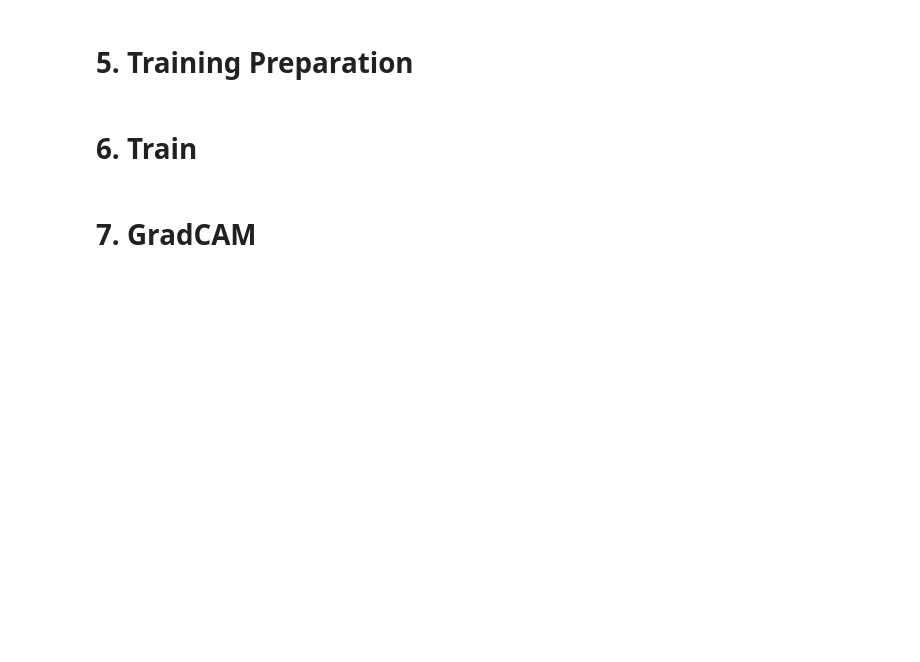
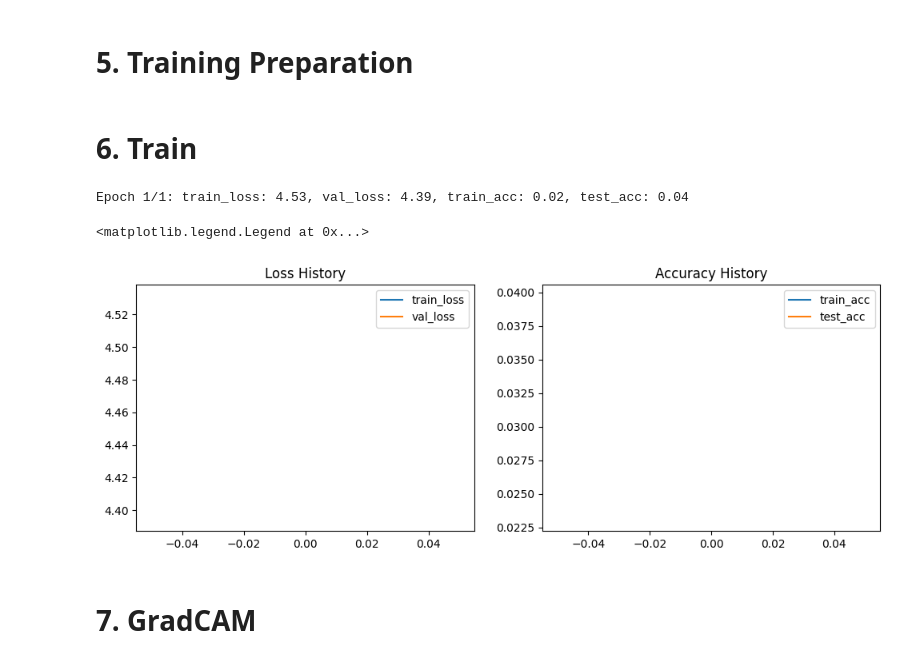
Before and after one commit to blendezu/deep-learning-from-scratch, a Jupyter notebook: 02_CNNs/08_MobileNet/MobileNetV1_from_scratch.ipynb, the cells around one changed output. Cells and saved outputs as stored; diff of their text form; code cells hidden in the pictures; blank space fills up the shorter version.

Commit message:
MobileNetV1 - script works

```diff
--- a/02_CNNs/08_MobileNet/MobileNetV1_from_scratch.ipynb
+++ b/02_CNNs/08_MobileNet/MobileNetV1_from_scratch.ipynb
@@ -86,0 +147,9 @@ model =
+# %%
+model = MobileNet(in_channels=IN_CHANNELS, num_classes=NUM_CLASSES).to(device)
+
+print(f"Total parameters: {(sum(p.numel() for p in model.parameters())/1e6):.2f}M")
+
+# Use multiple GPUs if available
+if torch.cuda.device_count() > 1:
+    print(f"Using {torch.cuda.device_count()} GPUs")
+    model = nn.DataParallel(model)
@@ -129,6 +200,7 @@ optimizer = optim.AdamW(model.parameters(), lr=LR, weight_decay=0.05)
 scheduler = optim.lr_scheduler.OneCycleLR(
     optimizer,
     max_lr=LR,
+    epochs=EPOCHS,
     steps_per_epoch=len(train_loader),
     pct_start=0.1,
     div_factor=10,
@@ -137,7 +209,7 @@ scheduler = optim.lr_scheduler.OneCycleLR(
 
 scaler = torch.amp.GradScaler(device=device)
 # %%
-def train(model, loader, criterion, optimizer, scaler):
+def train(model, loader, criterion, optimizer, scaler, scheduler):
     model.train()
     loop = tqdm(loader, desc='Training', leave=False)
     train_loss, train_acc = 0, 0
@@ -161,8 +233,9 @@ def train(model, loader, criterion, optimizer, scaler):
         #
         scaler.step(optimizer)
 
-        # Update the scale factor
+        # Update the scale factor and scheduler (OneCycleLR needs per-batch step)
         scaler.update()
+        scheduler.step()
 
         train_loss += loss.detach() * x.size(0)
         train_acc += (out.argmax(1) == y).sum()
@@ -201,11 +274,9 @@ train_accuracies, test_accuracies = [], []
 early_stopping = EarlyStopping(patience=10)
 
 for epoch in range(EPOCHS):
-    train_loss, train_acc = train(model, train_loader, criterion, optimizer)
+    train_loss, train_acc = train(model, train_loader, criterion, optimizer, scaler, scheduler)
     val_loss = validate(model, val_loader, criterion)
     test_acc = test(model, test_loader)
-
-    scheduler.step()
 
     train_losses.append(train_loss)
     val_losses.append(val_loss)
@@ -219,5 +290,24 @@ for epoch in range(EPOCHS):
     if early_stopping.early_stop:
         print("Early Stopping")
         break
+# %% [output]
+Epoch 1/1: train_loss: 4.53, val_loss: 4.39, train_acc: 0.02, test_acc: 0.04
+# %%
+plt.figure(figsize=(12, 4))
+
+plt.subplot(1, 2, 1)
+plt.plot(train_losses, label= 'train_loss')
+plt.plot(val_losses, label = 'val_loss')
+plt.title('Loss History')
+plt.legend()
+
+plt.subplot(1, 2, 2)
+plt.plot(train_accuracies, label = 'train_acc')
+plt.plot(test_accuracies, label = 'test_acc')
+plt.title('Accuracy History')
+plt.legend()
+# %% [output]
+<matplotlib.legend.Legend at 0x...>
+[figure, added]
 # %% [markdown]
 # 7. GradCAM
```
Also changed, not shown: parts of 6 cells of this notebook.
